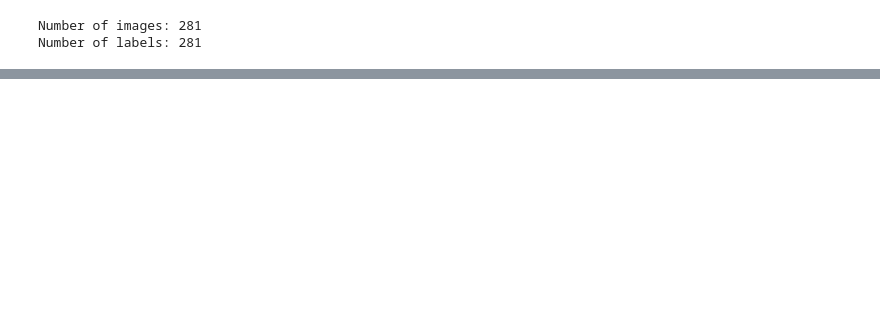
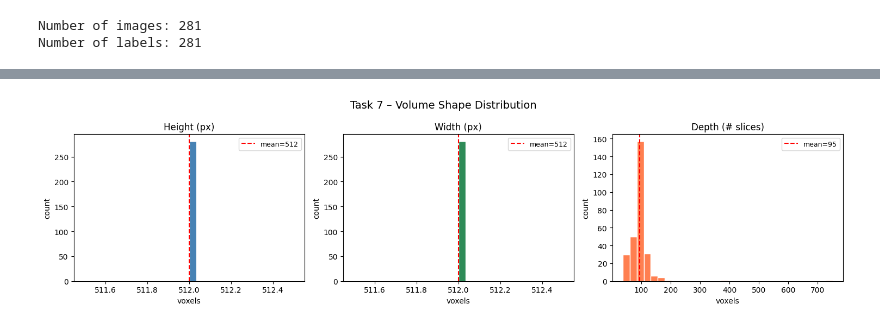
Before and after one commit to minhchau-creator/DATN, a Jupyter notebook: code/data_exploration.ipynb, the cells around one changed output, grey strips where cells are left out. Saved outputs shown, nothing was run; the diff lists cells and outputs as text; code cells hidden in the pictures; blank space fills up the shorter version.

```diff
--- a/code/data_exploration.ipynb
+++ b/code/data_exploration.ipynb
@@ -97,0 +75,11 @@ interactive(children=(IntSlider(value=120, description='slice_idx', max=239), Ou
+# %%
+with open(TASK7_META) as f:
+    meta = json.load(f)
+
+print(f"Name       : {meta['name']}")
+print(f"Description: {meta['description']}")
+print(f"Modality   : {meta['modality']}")
+print(f"Labels     : {meta['labels']}")
+print(f"# Training : {meta['numTraining']}")
+print(f"# Test     : {meta['numTest']}")
+print(f"Reference  : {meta['reference']}")
@@ -97,0 +143,20 @@ interactive(children=(IntSlider(value=120, description='slice_idx', max=239), Ou
+# %%
+fig, axes = plt.subplots(1, 3, figsize=(15, 4))
+fig.suptitle("Task 7 – Volume Shape Distribution", fontsize=14)
+
+for ax, (dim, label, color) in enumerate(zip(
+        [shapes_t7[:, 0], shapes_t7[:, 1], shapes_t7[:, 2]],
+        ["Height (px)", "Width (px)", "Depth (# slices)"],
+        ["steelblue", "seagreen", "coral"])):
+    axes[ax].hist(dim, bins=30, color=color, edgecolor="white")
+    axes[ax].set_title(label)
+    axes[ax].set_xlabel("voxels")
+    axes[ax].set_ylabel("count")
+    axes[ax].axvline(dim.mean(), color="red", linestyle="--", label=f"mean={dim.mean():.0f}")
+    axes[ax].legend(fontsize=9)
+
+plt.tight_layout()
+#plt.savefig("/home/minhc/DATN/reports/task7_shape_dist.png", dpi=120, bbox_inches="tight")
+plt.show()
+# %% [output]
+[figure, added]
```
Also changed, not shown: parts of 29 cells of this notebook, 3 other files.
